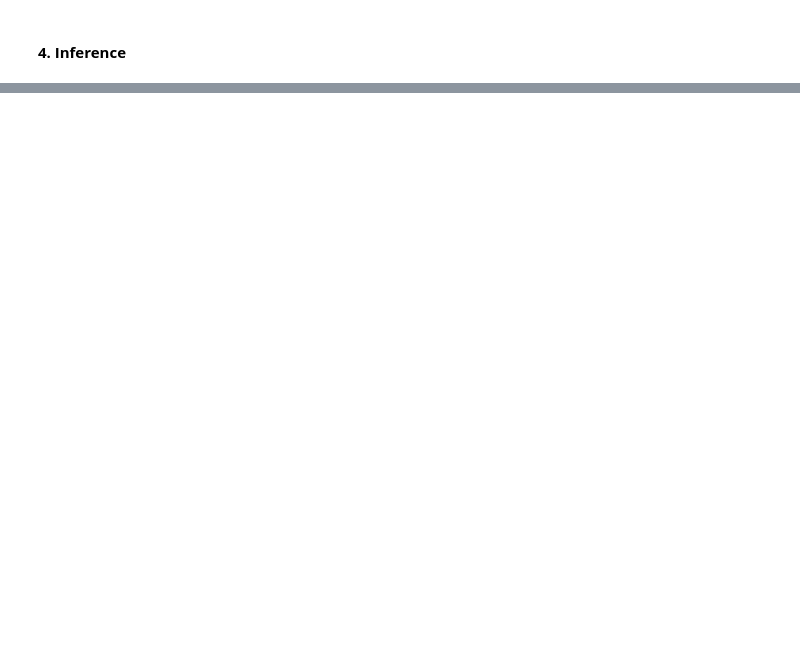
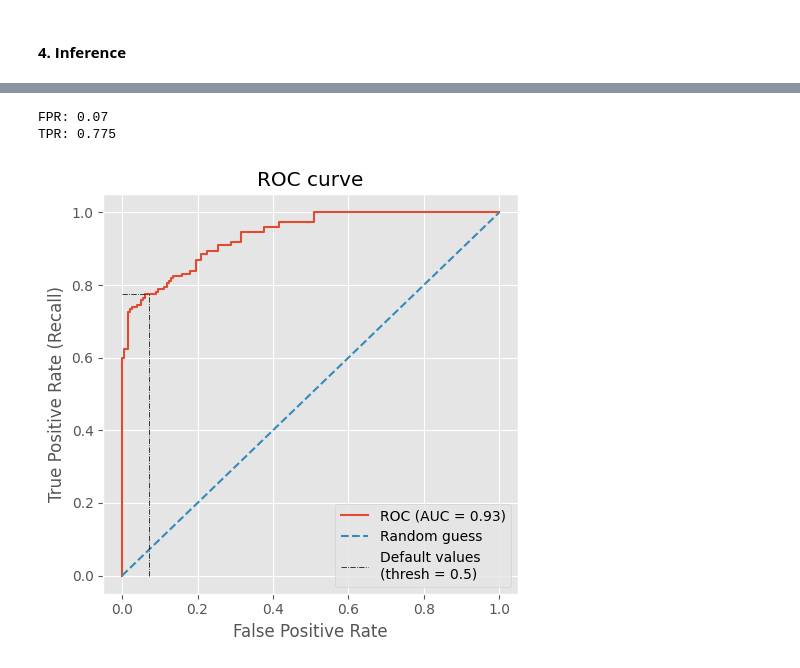
Before and after one commit to bryantchakote/test-technique-suez, a Jupyter notebook: classification_garbage/answer.ipynb, the cells around one changed output, grey strips where cells are left out. Cells and saved outputs as stored; diff of their text form; code cells hidden in the pictures; blank space fills up the shorter version.

```diff
--- a/classification_garbage/answer.ipynb
+++ b/classification_garbage/answer.ipynb
@@ -209,0 +212,3 @@ plt.show()
+# %%
+# For each result, get the probability to have a positive prediction (dirty)
+dirty_prob = np.array([float(p.probs.data[1]) for p in pred_raw])
@@ -209,0 +249,10 @@ plt.show()
+# %%
+# FPR and TPR
+FPR = thresh_df["FP"].sum() / (thresh_df["TN"].sum() + thresh_df["FP"].sum())
+TPR = thresh_df["TP"].sum() / (thresh_df["TP"].sum() + thresh_df["FN"].sum())
+
+print(f"FPR: {FPR}")
+print(f"TPR: {TPR}")
+# %% [output]
+FPR: 0.07
+TPR: 0.775
@@ -209,0 +291,54 @@ plt.show()
+# %%
+# Thresholds ranges from minimum to maximum of the positive class probabilities
+# We add +inf after the maximum to enforce FPR and TPR to have a zero value:
+# if threshold = max_prob, then the positive class has at least 1 element (>=)
+# No need to add -inf: if threshold = min_prob, FPR = TPR = 1 (all preds = 1)
+# We start with the highest threshold values to have increasing FPR and TPR
+
+# Run the function for many thresholds
+thresholds = np.linspace(dirty_prob.max(), dirty_prob.min(), 49)
+thresholds = [np.inf] + list(thresholds)
+fpr_tpr = [compute_fpr_tpr(dirty_prob, actual, threshold) for threshold in thresholds]
+
+# Unpack the values
+fpr, tpr, pr = zip(*fpr_tpr)
+# %%
+# Compute the AUC (trapezoidal integral approximation)
+# -> x (fpr): iteratively get the interval length (substraction)
+# -> y (tpr): iteratively get the average height (sum / 2)
+# -> sum all areas (x*y)
+x = np.diff(fpr)
+y = (np.array(tpr)[:-1] + np.array(tpr)[1:]) / 2
+auc = sum(x*y)
+
+# Draw the ROC curve
+plt.figure(figsize=(5, 5))
+
+# ROC
+plt.step(fpr, tpr, label=f"ROC (AUC = {auc:.2f})")
+
+# Random guess (very bad model)
+plt.plot([0, 1], [0, 1], ls="--", label="Random guess")
+
+# Locate the default situation on the graph (threshold = 0.5)
+# -> id is the index of the list element that's closest to 0.5
+id = abs(np.array(thresholds) - 0.5).argmin()
+
+threshold_def = thresholds[id]
+fpr_def = fpr[id]
+tpr_def = tpr[id]
+
+# -> Default situation lines
+plt.vlines(fpr_def, 0, tpr_def, ls="-.", lw=0.6, color="k")
+plt.hlines(tpr_def, 0, fpr_def, ls="-.", lw=0.6, color="k",
+           label="Default values\n(thresh = 0.5)")
+
+# Styling stuff
+plt.xlabel("False Positive Rate")
+plt.ylabel("True Positive Rate (Recall)")
+plt.title(f"ROC curve")
+plt.legend(loc="lower right")
+plt.tight_layout()
+plt.show()
+# %% [output]
+[figure, added]
```
Also changed, not shown: parts of 34 cells of this notebook, 9 other files.
